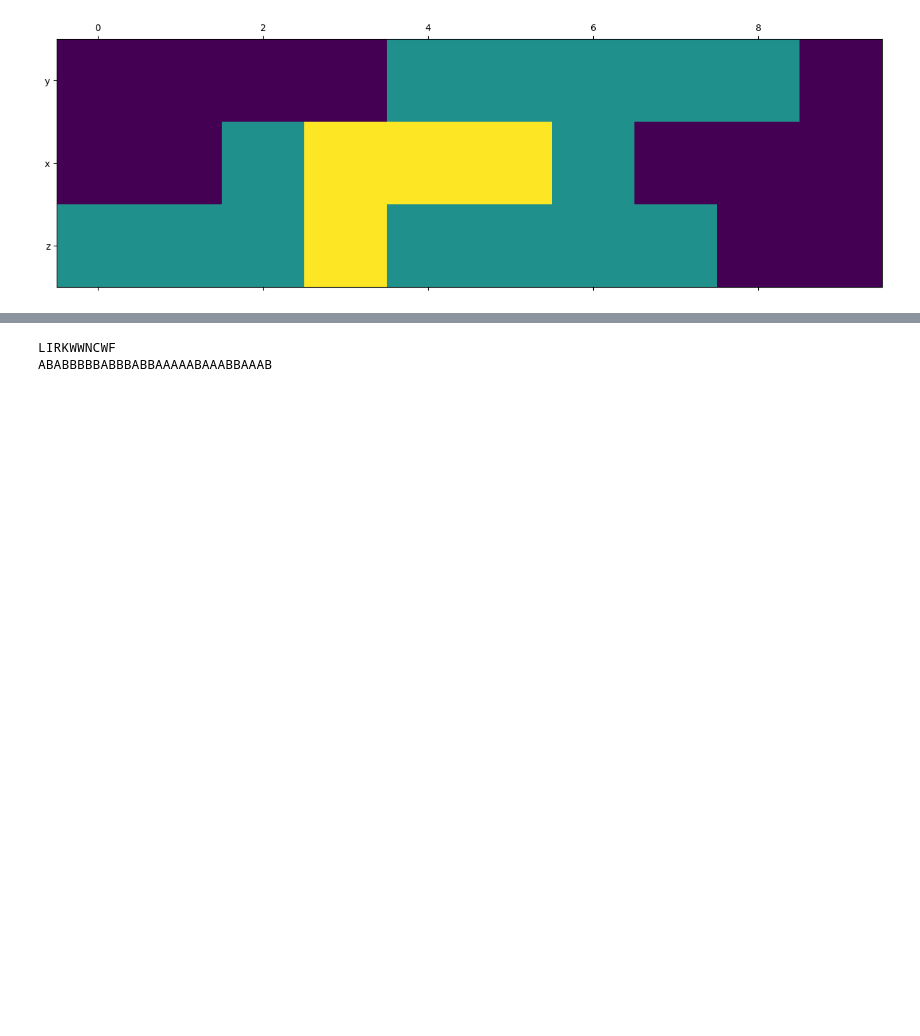
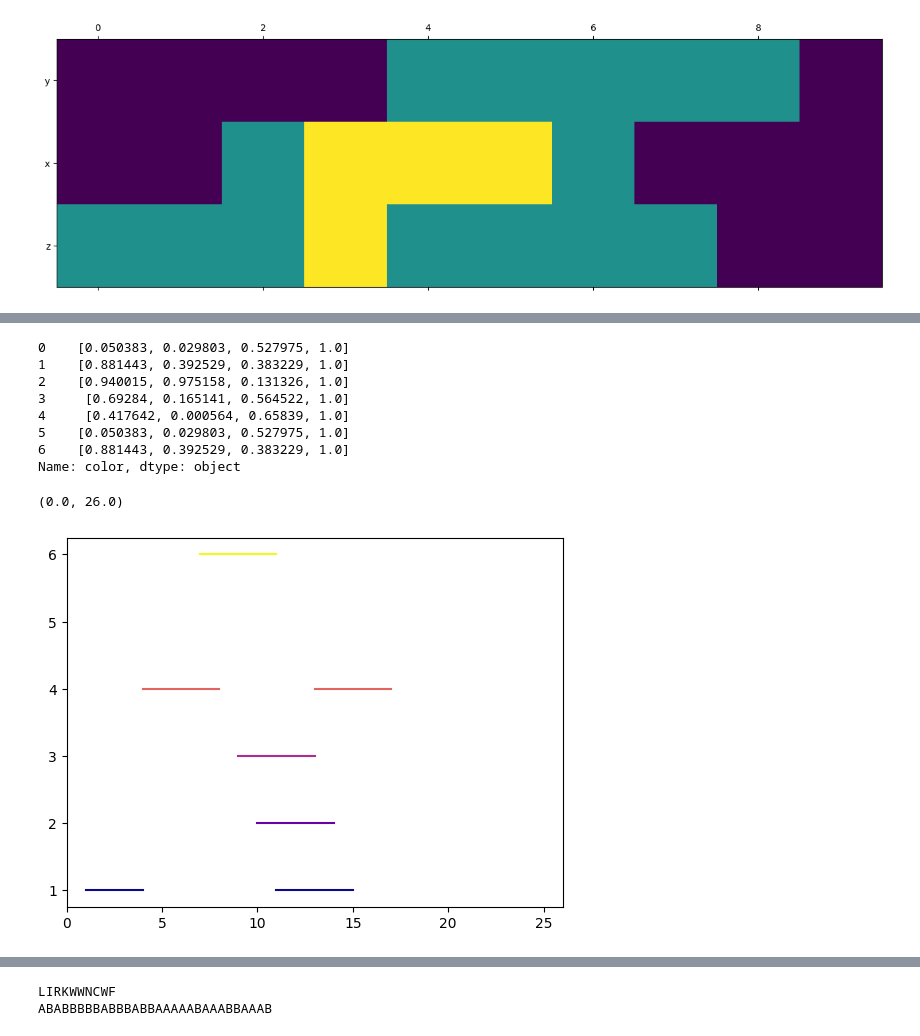
Before and after one commit to BarinthusBio/epitope_aligner, a Jupyter notebook: examples/cookbook.ipynb, the cells around one changed output, grey strips where cells are left out. Cells and saved outputs as stored; diff of their text form; code cells hidden in the pictures; blank space fills up the shorter version.

```diff
--- a/examples/cookbook.ipynb
+++ b/examples/cookbook.ipynb
@@ -937,0 +993,29 @@ plt.show()
+# %%
+from matplotlib.colors import Normalize
+from matplotlib import cm
+
+norm = Normalize()
+normalized_y = norm(epitopes.y)
+epitopes['color'] = cm.plasma(normalized_y).tolist()
+
+print(epitopes.color)
+
+utils.plot_line(
+    table=epitopes,
+    start_col="start",
+    end_col="end",
+    y="y",
+    color_col="color"
+)
+plt.xlim(0, len(seq))
+# %% [output]
+0    [0.050383, 0.029803, 0.527975, 1.0]
+1    [0.881443, 0.392529, 0.383229, 1.0]
+2    [0.940015, 0.975158, 0.131326, 1.0]
+3     [0.69284, 0.165141, 0.564522, 1.0]
+4     [0.417642, 0.000564, 0.65839, 1.0]
+5    [0.050383, 0.029803, 0.527975, 1.0]
+6    [0.881443, 0.392529, 0.383229, 1.0]
+Name: color, dtype: object
+(0.0, 26.0)
+[figure, added]
```
Also changed, not shown: parts of 13 cells of this notebook, 1 other file.
